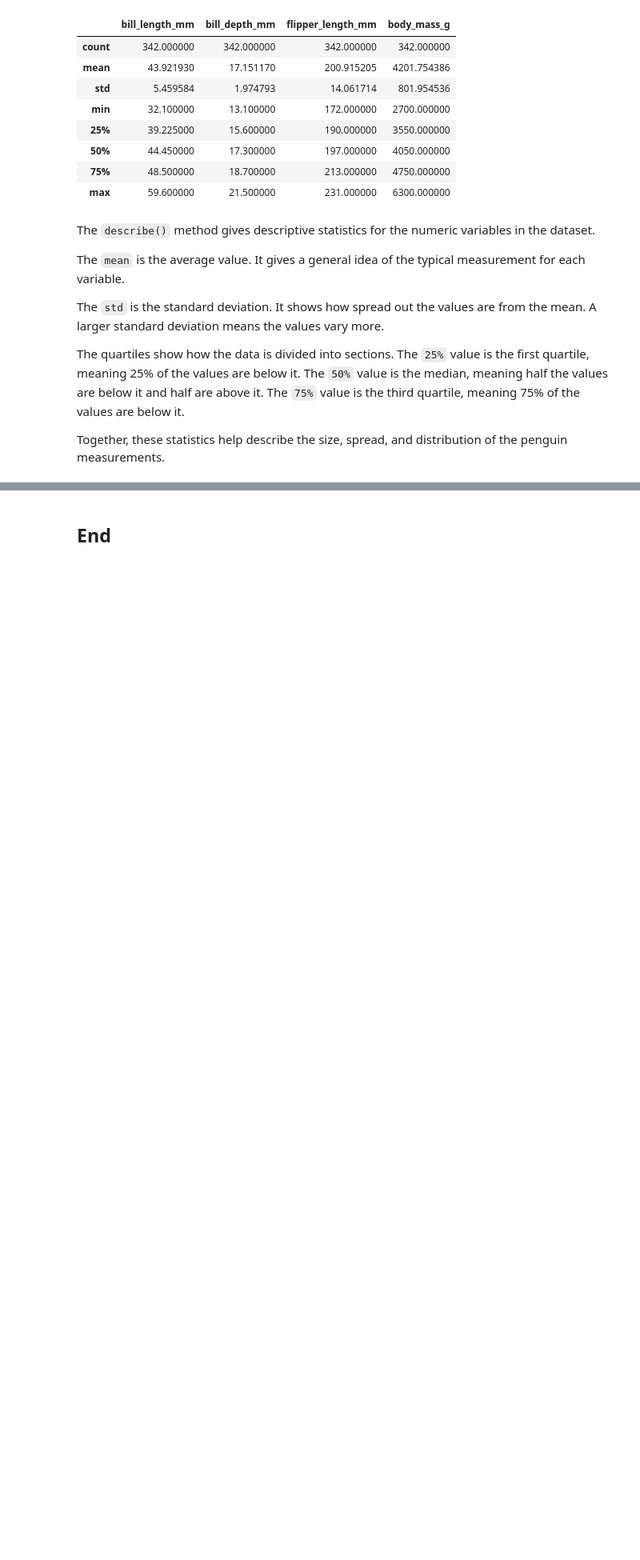
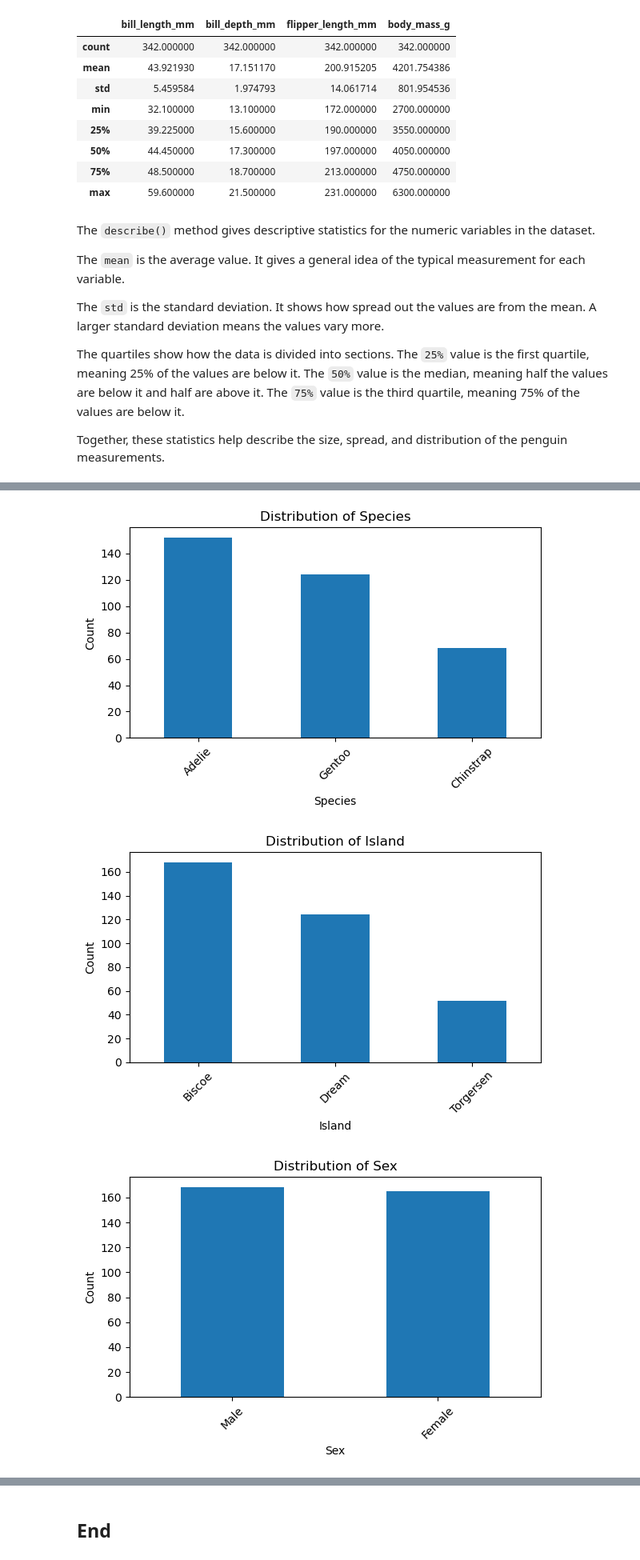
Before and after one commit to Martynas-Ramonas/principles-of-data-analytics-problems, a Jupyter notebook: problems.ipynb, the cells around one changed output, grey strips where cells are left out. Shown at 80% size. Saved outputs shown, nothing was run; the diff lists cells and outputs as text; code cells hidden in the pictures; blank space fills up the shorter version.

```diff
--- a/problems.ipynb
+++ b/problems.ipynb
@@ -115,0 +159,27 @@ Together, these statistics help describe the size, spread, and distribution of t
+# %%
+# Create bar charts for categorical variables in the Palmer Penguins dataset.
+
+categorical_columns = {
+    "species": "Species",
+    "island": "Island",
+    "sex": "Sex"
+}
+
+for column, label in categorical_columns.items():
+    plot.figure(figsize=(6, 4))
+
+    # Capitalise the category names for display on the chart.
+    counts = penguins[column].dropna().str.capitalize().value_counts()
+
+    counts.plot(kind="bar")
+
+    plot.title(f"Distribution of {label}")
+    plot.xlabel(label)
+    plot.ylabel("Count")
+    plot.xticks(rotation=45)
+    plot.tight_layout()
+    plot.show()
+# %% [output]
+[figure, added]
+[figure, added]
+[figure, added]
```
Also changed, not shown: parts of 4 cells of this notebook, 1 other file.
